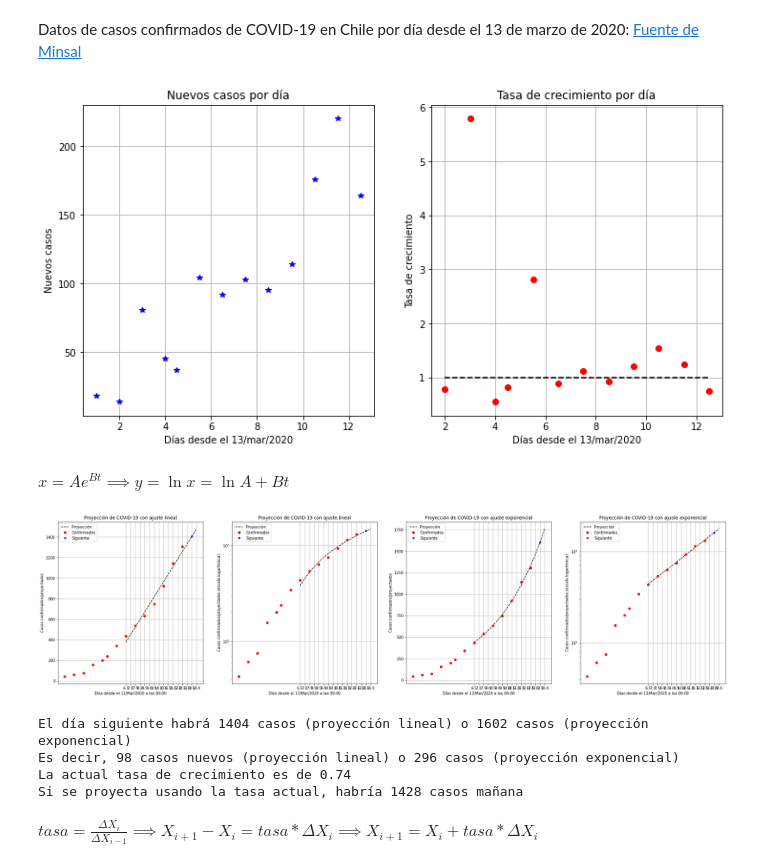
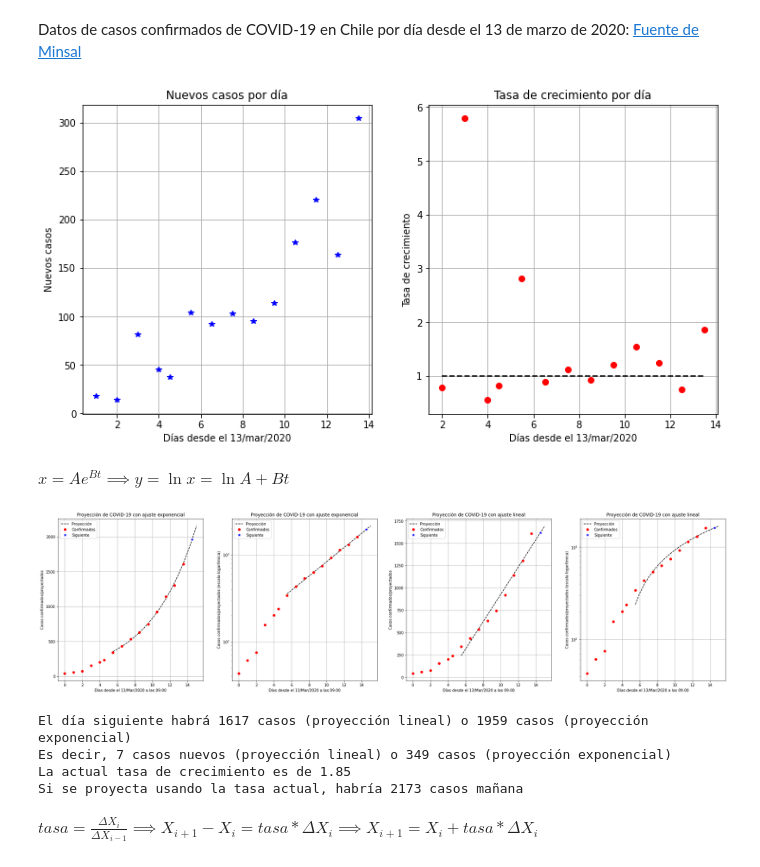
Before and after one commit to DiegoRomanCortes/Regresiones, a Jupyter notebook: proyeccion.ipynb, the cells around one changed output. Saved outputs shown, nothing was run; the diff lists cells and outputs as text; code cells hidden in the pictures.

```diff
--- a/proyeccion.ipynb
+++ b/proyeccion.ipynb
@@ -6,15 +6,15 @@ import numpy as np
 # %% [markdown]
 Datos de casos confirmados de COVID-19 en Chile por día desde el 13 de marzo de 2020: [Fuente de Minsal](https://www.minsal.cl/nuevo-coronavirus-2019-ncov/casos-confirmados-en-chile-covid-19/)
 # %%
-t = np.array([0,1,2,3,4, 4.5, 5.5, 6.5, 7.5, 8.5, 9.5, 10.5, 11.5, 12.5]) #días transcurridos desde 13/03/2020 considerados hasta las 09:00 del mismo día
+t = np.array([0,1,2,3,4, 4.5, 5.5, 6.5, 7.5, 8.5, 9.5, 10.5, 11.5, 12.5, 13.5]) #días transcurridos desde 13/03/2020 considerados hasta las 09:00 del mismo día
 #desde el 18 de marzo se toman los casos hasta las 21:00 del dia anterior
 #14 de marzo alcanzó fase 3
 #16 de marzo alcanzó  fase 4
 
-x = np.array([43, 61, 75, 156, 201, 238, 342, 434, 537, 632, 746, 922, 1142, 1306]) #casos respectivos totales
+x = np.array([43, 61, 75, 156, 201, 238, 342, 434, 537, 632, 746, 922, 1142, 1306, 1610]) #casos respectivos totales
 
-r = np.array([8,11,17,22,33]) #recuperados o dados de alta
-m = np.array([0,1,2,3,4]) #muertos
+r = np.array([8,11,17,22,33,43]) #recuperados o dados de alta
+m = np.array([0,1,2,3,4,5]) #muertos
 # %%
 delta = np.array([])
 i = 1
@@ -45,12 +45,12 @@ plt.plot(t[2:],tasa,"ro")
 plt.plot(t[2:],np.ones(len(t[2:])),"k--")
 plt.grid()
 # %% [output]
-[figure, old version]
+[figure, new version]
 # %% [markdown]
 $x = Ae^{Bt} \implies y = \ln{x} = \ln{A} + Bt$
 # %%
-t_1 = t[7:]
-x_1 = x[7:]
+t_1 = t[6:]
+x_1 = x[6:]
 
 t_proy = np.arange(t_1[0], len(t) + 0.5, 0.5)
 # %%
@@ -61,14 +61,13 @@ z = np.polyfit(t_1, x_1,1)
 y = z[1] + z[0]*t_proy
 x_fit = y
 
-plt.subplot(141)
+plt.subplot(143)
 plt.plot(t_proy, x_fit, "k--", label="Proyección")
 plt.plot(t, x, "ro", label="Confirmados")
 
 plt.xlabel("Días desde el 13/Mar/2020 a las 09:00")
 plt.ylabel("Casos confirmados/proyectados")
 plt.title("Proyección de COVID-19 con ajuste lineal")
-plt.xticks(t_proy)
 
 new_lineal= int(x_fit[-2])
 plt.plot(t[-1] + 1, new_lineal, "b*", label="Siguiente")
@@ -76,14 +75,13 @@ plt.plot(t[-1] + 1, new_lineal, "b*", label="Siguiente")
 plt.legend()
 plt.grid()
 
-plt.subplot(142)
+plt.subplot(144)
 plt.plot(t_proy, x_fit, "k--", label="Proyección")
 plt.plot(t, x, "ro", label="Confirmados")
 
 plt.xlabel("Días desde el 13/Mar/2020 a las 09:00")
 plt.ylabel("Casos confirmados/proyectados (escala logarítmica)")
 plt.title("Proyección de COVID-19 con ajuste lineal")
-plt.xticks(t_proy)
 
 plt.plot(t[-1] + 1, new_lineal, "b*", label="Siguiente")
 #plt.scatter(t[-1] + 1, 632)
@@ -96,49 +94,47 @@ z = np.polyfit(t_1, np.log(x_1), 1) #retorna coeficientes de mayor a menor
 y = z[1] + z[0]*t_proy
 x_fit = np.exp(y) #y = ln(x)
 
-plt.subplot(143)
+plt.subplot(141)
 plt.plot(t_proy, x_fit, "k--", label="Proyección")
 plt.plot(t, x, "ro", label="Confirmados")
 
 plt.xlabel("Días desde el 13/Mar/2020 a las 09:00")
 plt.ylabel("Casos confirmados/proyectados")
 plt.title("Proyección de COVID-19 con ajuste exponencial")
-plt.xticks(t_proy)
 
 new_exp = int(x_fit[-2])
 plt.plot(t[-1] + 1, new_exp, "b*", label="Siguiente")
 #plt.scatter(t[-1] + 1, 632)
 
 #plt.yscale("log")
 plt.legend()
 plt.grid()
 
-plt.subplot(144)
+plt.subplot(142)
 plt.plot(t_proy, x_fit, "k--", label="Proyección")
 plt.plot(t, x, "ro", label="Confirmados")
 
 plt.xlabel("Días desde el 13/Mar/2020 a las 09:00")
 plt.ylabel("Casos confirmados/proyectados (escala logarítmica)")
 plt.title("Proyección de COVID-19 con ajuste exponencial")
-plt.xticks(t_proy)
 
 plt.plot(t[-1] + 1, new_exp, "b*", label="Siguiente")
 #plt.scatter(t[-1] + 1, 632)
 
 plt.yscale("log")
 plt.legend()
 plt.grid()
 # %% [output]
-[figure, old version]
+[figure, new version]
 # %%
 print("El día siguiente habrá", new_lineal, "casos (proyección lineal) o", new_exp, "casos (proyección exponencial)")
 print("Es decir,", new_lineal - x[-1], "casos nuevos (proyección lineal) o", new_exp - x[-1], "casos (proyección exponencial)")
 print("La actual tasa de crecimiento es de", tasa[-1]*100//1/100)
 print("Si se proyecta usando la tasa actual, habría", int(x[-1]+delta[-1]*tasa[-1]), "casos mañana")
 # %% [output]
-El día siguiente habrá 1404 casos (proyección lineal) o 1602 casos (proyección exponencial)
-Es decir, 98 casos nuevos (proyección lineal) o 296 casos (proyección exponencial)
-La actual tasa de crecimiento es de 0.74
-Si se proyecta usando la tasa actual, habría 1428 casos mañana
+El día siguiente habrá 1617 casos (proyección lineal) o 1959 casos (proyección exponencial)
+Es decir, 7 casos nuevos (proyección lineal) o 349 casos (proyección exponencial)
+La actual tasa de crecimiento es de 1.85
+Si se proyecta usando la tasa actual, habría 2173 casos mañana
 # %% [markdown]
 $tasa = \frac{\Delta X_i}{\Delta X_{i-1}} \implies X_{i+1} - X_i = tasa * \Delta X_i \implies  X_{i+1} =X_i+ tasa * \Delta X_i$
```
